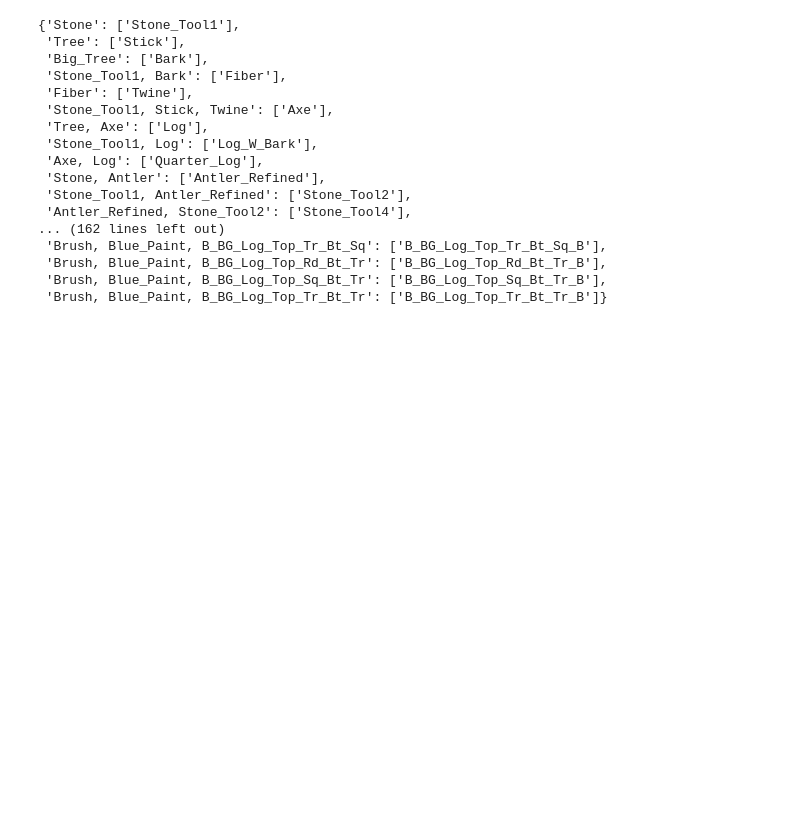
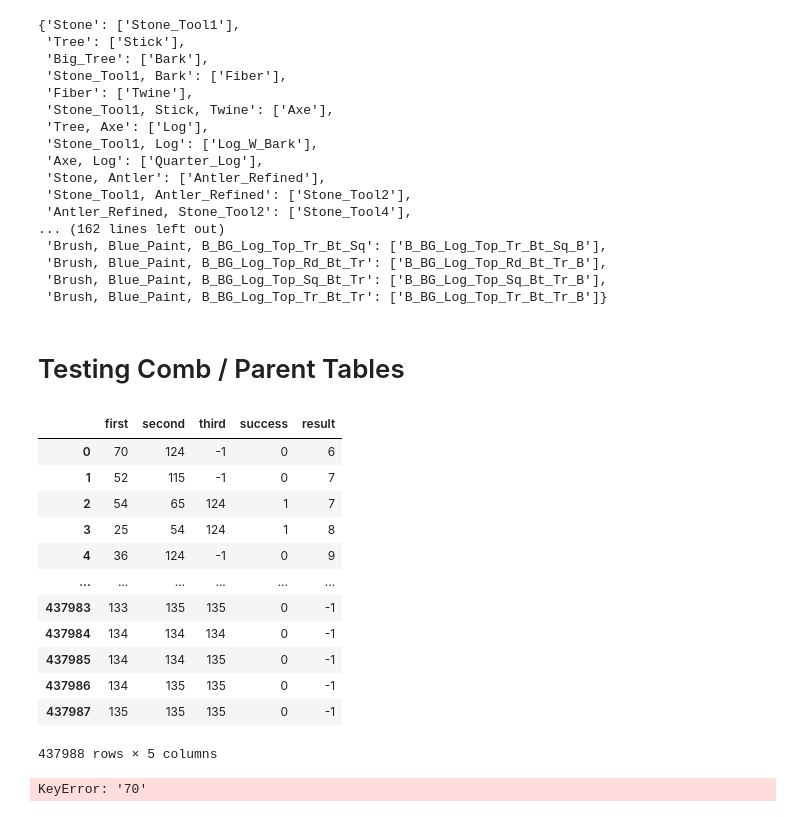
Before and after one commit to AkhilTrc/totem_empowerment, a Jupyter notebook: ROUGH_WORK.ipynb, the cells around one changed output. Cells and saved outputs as stored; diff of their text form; code cells hidden in the pictures; blank space fills up the shorter version.

```diff
--- a/ROUGH_WORK.ipynb
+++ b/ROUGH_WORK.ipynb
@@ -357,3 +357,29 @@ elements
  'Brush, Blue_Paint, B_BG_Log_Top_Rd_Bt_Tr': ['B_BG_Log_Top_Rd_Bt_Tr_B'],
  'Brush, Blue_Paint, B_BG_Log_Top_Sq_Bt_Tr': ['B_BG_Log_Top_Sq_Bt_Tr_B'],
  'Brush, Blue_Paint, B_BG_Log_Top_Tr_Bt_Tr': ['B_BG_Log_Top_Tr_Bt_Tr_B']}
+# %% [markdown]
+# Testing Comb / Parent Tables
+# %%
+import data_handle
+
+combination = data_handle.get_combination_table('totem', csv=True)
+# %%
+combination
+# %% [output]
+|  | first | second | third | success | result |
+| 0 | 70 | 124 | -1 | 0 | 6 |
+| 1 | 52 | 115 | -1 | 0 | 7 |
+| 2 | 54 | 65 | 124 | 1 | 7 |
+| 3 | 25 | 54 | 124 | 1 | 8 |
+| 4 | 36 | 124 | -1 | 0 | 9 |
+| ... | ... | ... | ... | ... | ... |
+| 437983 | 133 | 135 | 135 | 0 | -1 |
+| 437984 | 134 | 134 | 134 | 0 | -1 |
+| 437985 | 134 | 134 | 135 | 0 | -1 |
+| 437986 | 134 | 135 | 135 | 0 | -1 |
+| 437987 | 135 | 135 | 135 | 0 | -1 |
+437988 rows × 5 columns
+# %%
+combination['70']['124']['-1']
+# %% [output]
+KeyError: '70'
```
Also changed, not shown: 42 other files.
